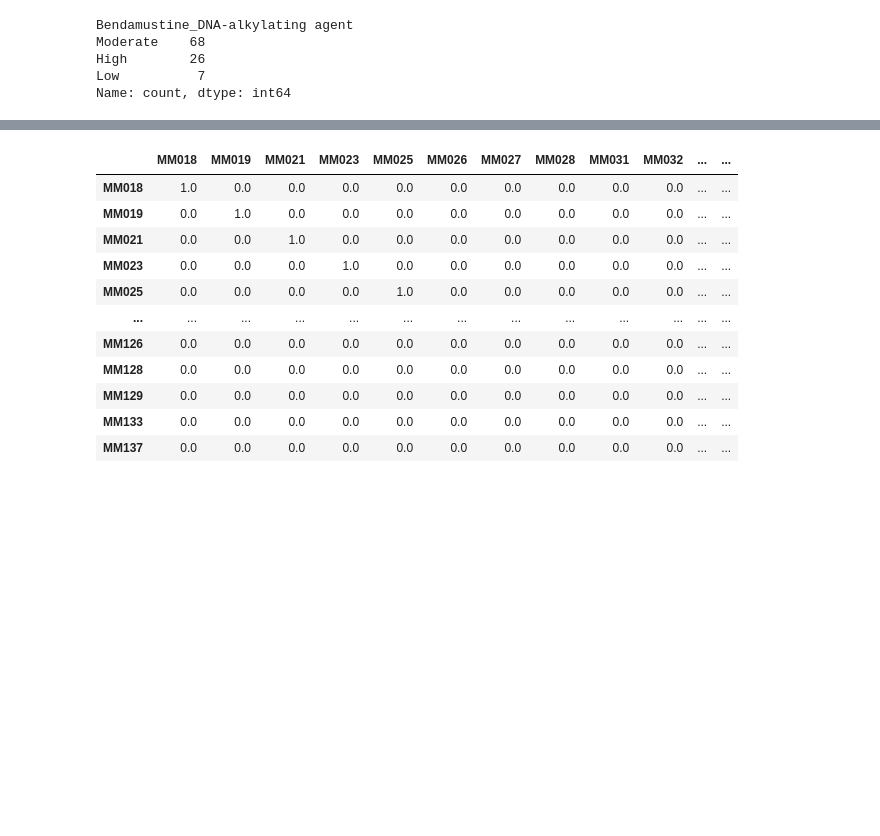
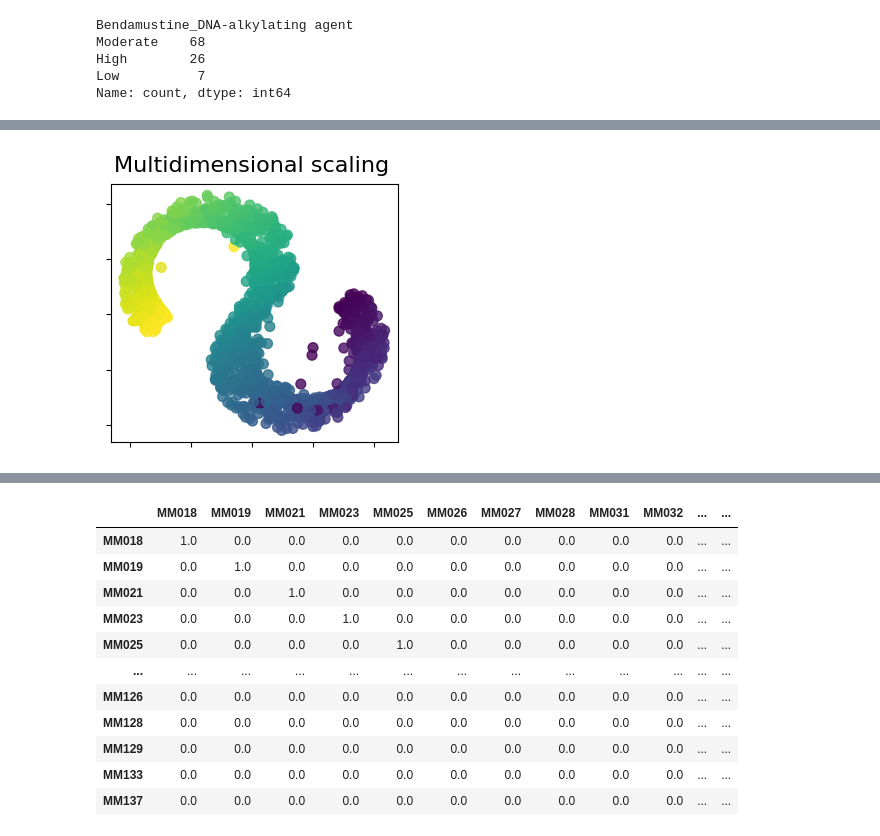
Before and after one commit to Surabhivj/PatStrat, a Jupyter notebook: test.ipynb, the cells around one changed output, grey strips where cells are left out. Cells and saved outputs as stored; diff of their text form; code cells hidden in the pictures; blank space fills up the shorter version.

```diff
--- a/test.ipynb
+++ b/test.ipynb
@@ -98,0 +223,14 @@ df = df[:50]
+# %%
+import matplotlib.pyplot as plt
+
+# unused but required import for doing 3d projections with matplotlib < 3.2
+import mpl_toolkits.mplot3d  # noqa: F401
+from matplotlib import ticker
+
+from sklearn import datasets, manifold
+
+n_neighbors = 12  # neighborhood which is used to recover the locally linear structure
+n_components = 2  # number of coordinates for the manifold
+
+n_samples = 1500
+S_points, S_color = datasets.make_s_curve(n_samples, random_state=0)
@@ -98,0 +258,3 @@ df = df[:50]
+# %%
+S_points = df.dropna(axis=0).values
+S_color = colr.values
@@ -98,0 +360,13 @@ df = df[:50]
+# %%
+md_scaling = manifold.MDS(
+    n_components=n_components,
+    max_iter=50,
+    n_init=4,
+    random_state=0,
+    normalized_stress=False,
+)
+S_scaling = md_scaling.fit_transform(S_points)
+
+plot_2d(S_scaling, S_color, "Multidimensional scaling")
+# %% [output]
+[figure, added]
```
Also changed, not shown: parts of 25 cells of this notebook, 1 other file.
